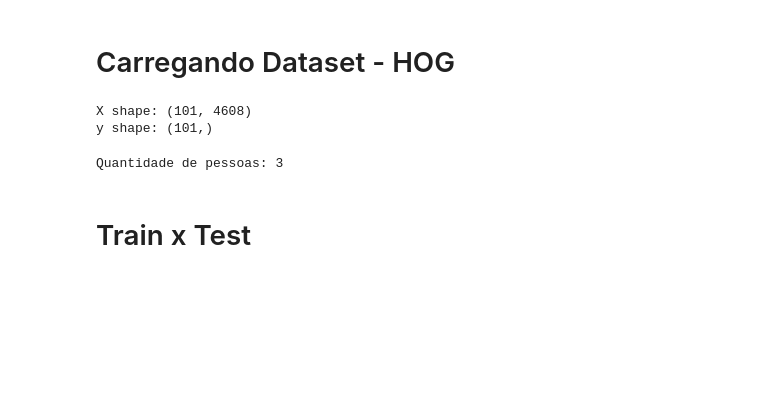
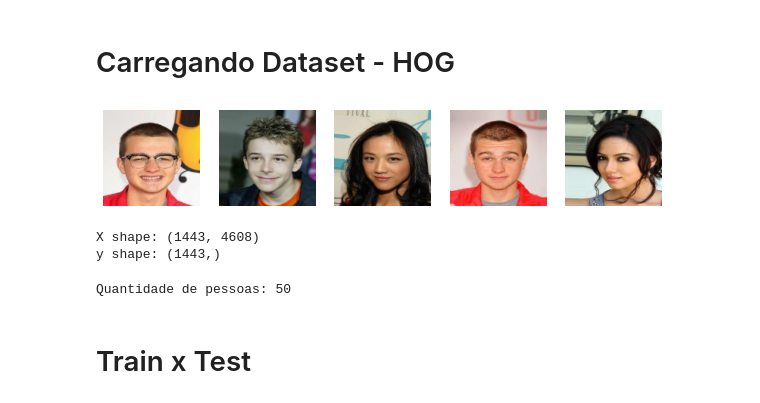
Before and after one commit to FabioMMaia/face_recognition_4models, a Jupyter notebook: Modeling_HOG_Pipeline.ipynb, the cells around one changed output. Cells and saved outputs as stored; diff of their text form; code cells hidden in the pictures; blank space fills up the shorter version.

```diff
--- a/Modeling_HOG_Pipeline.ipynb
+++ b/Modeling_HOG_Pipeline.ipynb
@@ -88,25 +88,65 @@ class logfile():
+# %%
+def generate_image_db(keep_images):
+  import zipfile
+  from skimage.transform import resize
+
+
+  imagens_path = '/content/drive/MyDrive/Projeto ML/2022/Aprendizado de Maquinas/Projeto/CelebA/img_align_celeba.zip'
+  imgzip = zipfile.ZipFile(imagens_path)
+  inflist = imgzip.infolist()
+  all_images = {}
+
+  for f in tqdm(inflist):
+    file_name = f.filename.split('/')[1]
+    if file_name in keep_images:
+      if '.jpg' in file_name:
+        ifile = imgzip.open(f)
+        img = Image.open(ifile)
+        img_resize = resize(np.array(img), (128, 128))
+        all_images[file_name] = [img_resize]
+
+  return all_images
+
+def plt_samples(imgs):
+  # faces que foram reconhecidas pelo viola jones
+  fig, axes = plt.subplots(1,5, figsize=(10,10))
+
+  imgs= pd.DataFrame(imgs)
+
+  for (i,row), ax in zip(imgs.head(8).iterrows(), axes.ravel()):
+    ax.axis('off')
+    ax.imshow(row[0], cmap=plt.cm.gray)
+
+def visualize_5photos(y):
+  amostra= generate_image_db(y.sample(5).index)
+  amostra_df = pd.DataFrame(amostra).T.reset_index()
+  plt_samples(amostra_df)
 # %% [markdown]
 # Carregando Dataset - HOG
 # %%
-n_classes=3
+n_classes=50
 ref = 'HOG'
+tag= 'hog' + '_'+ str(n_classes) + '_classes'
 
-tag= 'hog' + '_'+ str(n_classes) + '_classes'
 with open(r'/content/drive/MyDrive/Projeto ML/2022/Aprendizado de Maquinas/Projeto/Pipeline/Data/X_y_' + tag +'.obj', "rb") as f:
     X,y = pickle.load(f)
+# %%
+visualize_5photos(y)
+# %% [output]
+[figure, added]
 # %%
 print('X shape:', X.shape)
 print('y shape:', y.shape)
 # %% [output]
-X shape: (101, 4608)
-y shape: (101,)
+X shape: (1443, 4608)
+y shape: (1443,)
 # %%
 # transformar categorias em one-hot-encoding: Saída
 saida = y.max()+1
 print("Quantidade de pessoas:",saida)
 target = keras.utils.to_categorical(y, saida)
 # %% [output]
-Quantidade de pessoas: 3
+Quantidade de pessoas: 50
 # %% [markdown]
 # Train x Test
 # %%
```
Also changed, not shown: parts of 15 cells of this notebook.
